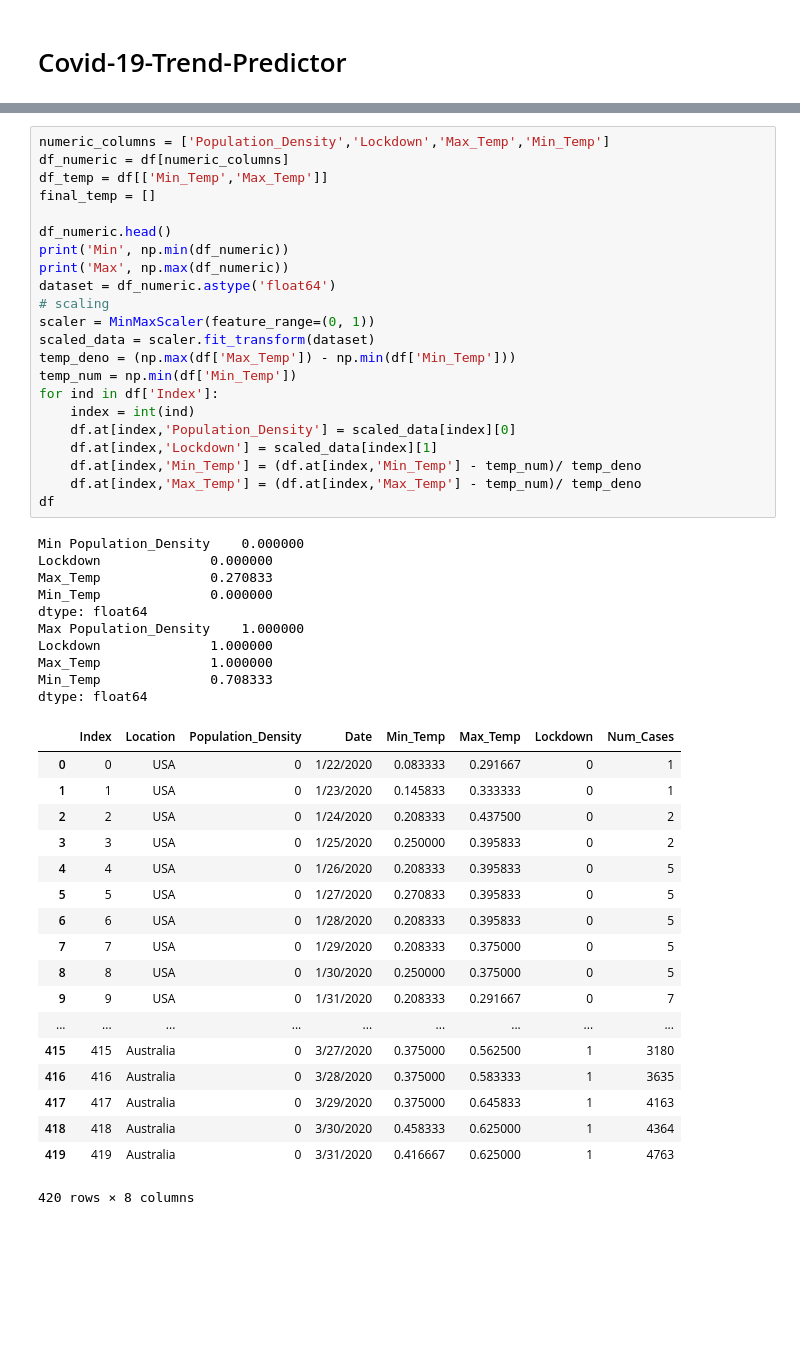
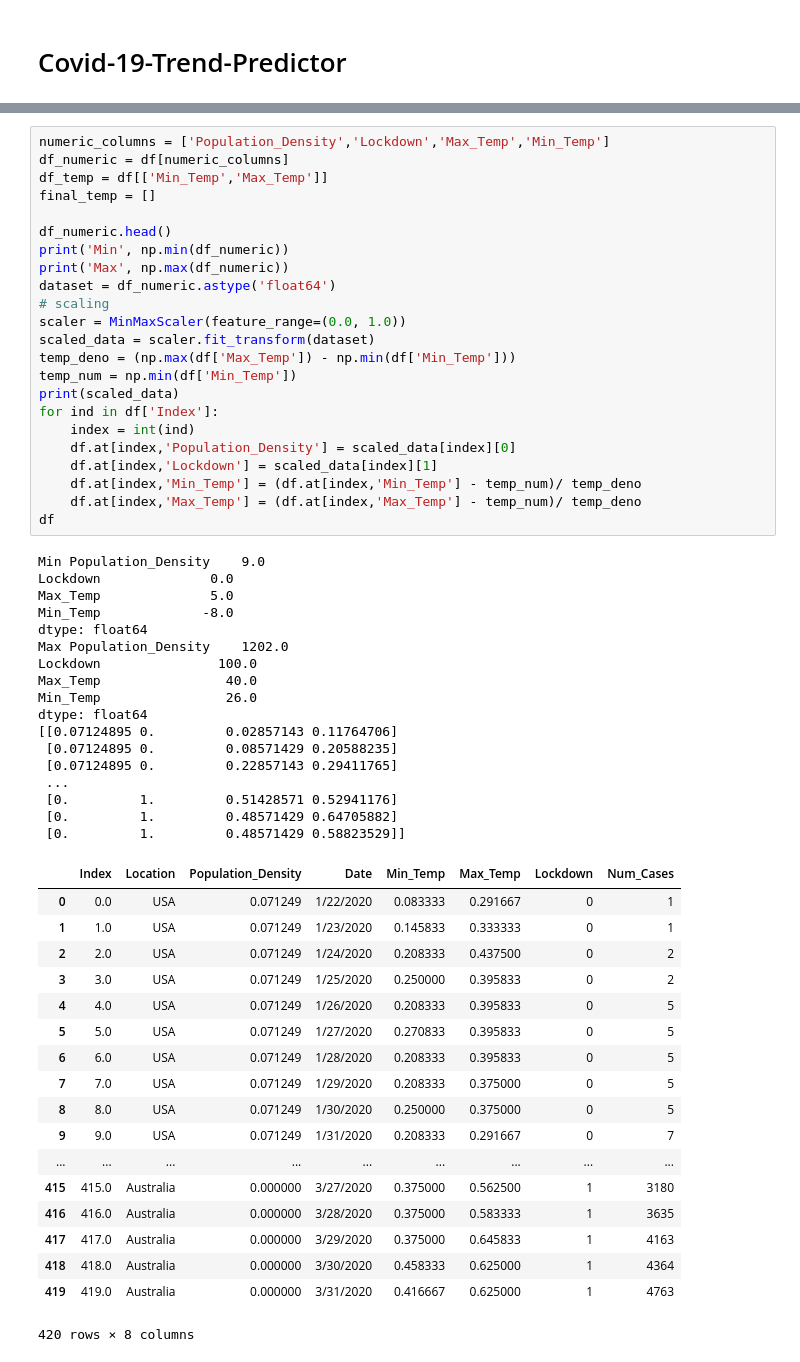
Before and after one commit to abdulsmapara/Covid-19-Trend-Predictor, a Jupyter notebook: src/covid-19-trend-predictor.ipynb, the cells around one changed output, grey strips where cells are left out. Saved outputs shown, nothing was run; the diff lists cells and outputs as text; blank space fills up the shorter version.

```diff
--- a/src/covid-19-trend-predictor.ipynb
+++ b/src/covid-19-trend-predictor.ipynb
@@ -46,51 +47,59 @@ df
 # %%
 numeric_columns = ['Population_Density','Lockdown','Max_Temp','Min_Temp']
 df_numeric = df[numeric_columns]
 df_temp = df[['Min_Temp','Max_Temp']]
 final_temp = []
 
 df_numeric.head()
 print('Min', np.min(df_numeric))
 print('Max', np.max(df_numeric))
 dataset = df_numeric.astype('float64')
 # scaling
-scaler = MinMaxScaler(feature_range=(0, 1))
+scaler = MinMaxScaler(feature_range=(0.0, 1.0))
 scaled_data = scaler.fit_transform(dataset)
 temp_deno = (np.max(df['Max_Temp']) - np.min(df['Min_Temp']))
 temp_num = np.min(df['Min_Temp'])
+print(scaled_data)
 for ind in df['Index']:
     index = int(ind)
     df.at[index,'Population_Density'] = scaled_data[index][0]
     df.at[index,'Lockdown'] = scaled_data[index][1]
     df.at[index,'Min_Temp'] = (df.at[index,'Min_Temp'] - temp_num)/ temp_deno
     df.at[index,'Max_Temp'] = (df.at[index,'Max_Temp'] - temp_num)/ temp_deno
 df
 # %% [output]
-Min Population_Density    0.000000
-Lockdown              0.000000
-Max_Temp              0.270833
-Min_Temp              0.000000
+Min Population_Density    9.0
+Lockdown              0.0
+Max_Temp              5.0
+Min_Temp             -8.0
 dtype: float64
-Max Population_Density    1.000000
-Lockdown              1.000000
-Max_Temp              1.000000
-Min_Temp              0.708333
+Max Population_Density    1202.0
+Lockdown               100.0
+Max_Temp                40.0
+Min_Temp                26.0
 dtype: float64
+[[0.07124895 0.         0.02857143 0.11764706]
+ [0.07124895 0.         0.08571429 0.20588235]
+ [0.07124895 0.         0.22857143 0.29411765]
+ ...
+ [0.         1.         0.51428571 0.52941176]
+ [0.         1.         0.48571429 0.64705882]
+ [0.         1.         0.48571429 0.58823529]]
 |  | Index | Location | Population_Density | Date | Min_Temp | Max_Temp | Lockdown | Num_Cases |
-| 0 | 0 | USA | 0 | 1/22/2020 | 0.083333 | 0.291667 | 0 | 1 |
-| 1 | 1 | USA | 0 | 1/23/2020 | 0.145833 | 0.333333 | 0 | 1 |
-| 2 | 2 | USA | 0 | 1/24/2020 | 0.208333 | 0.437500 | 0 | 2 |
-| 3 | 3 | USA | 0 | 1/25/2020 | 0.250000 | 0.395833 | 0 | 2 |
-| 4 | 4 | USA | 0 | 1/26/2020 | 0.208333 | 0.395833 | 0 | 5 |
-| 5 | 5 | USA | 0 | 1/27/2020 | 0.270833 | 0.395833 | 0 | 5 |
-| 6 | 6 | USA | 0 | 1/28/2020 | 0.208333 | 0.395833 | 0 | 5 |
-| 7 | 7 | USA | 0 | 1/29/2020 | 0.208333 | 0.375000 | 0 | 5 |
-| 8 | 8 | USA | 0 | 1/30/2020 | 0.250000 | 0.375000 | 0 | 5 |
-| 9 | 9 | USA | 0 | 1/31/2020 | 0.208333 | 0.291667 | 0 | 7 |
+| 0 | 0.0 | USA | 0.071249 | 1/22/2020 | 0.083333 | 0.291667 | 0 | 1 |
+| 1 | 1.0 | USA | 0.071249 | 1/23/2020 | 0.145833 | 0.333333 | 0 | 1 |
+| 2 | 2.0 | USA | 0.071249 | 1/24/2020 | 0.208333 | 0.437500 | 0 | 2 |
+| 3 | 3.0 | USA | 0.071249 | 1/25/2020 | 0.250000 | 0.395833 | 0 | 2 |
+| 4 | 4.0 | USA | 0.071249 | 1/26/2020 | 0.208333 | 0.395833 | 0 | 5 |
+| 5 | 5.0 | USA | 0.071249 | 1/27/2020 | 0.270833 | 0.395833 | 0 | 5 |
+| 6 | 6.0 | USA | 0.071249 | 1/28/2020 | 0.208333 | 0.395833 | 0 | 5 |
+| 7 | 7.0 | USA | 0.071249 | 1/29/2020 | 0.208333 | 0.375000 | 0 | 5 |
+| 8 | 8.0 | USA | 0.071249 | 1/30/2020 | 0.250000 | 0.375000 | 0 | 5 |
+| 9 | 9.0 | USA | 0.071249 | 1/31/2020 | 0.208333 | 0.291667 | 0 | 7 |
 | ... | ... | ... | ... | ... | ... | ... | ... | ... |
-| 415 | 415 | Australia | 0 | 3/27/2020 | 0.375000 | 0.562500 | 1 | 3180 |
-| 416 | 416 | Australia | 0 | 3/28/2020 | 0.375000 | 0.583333 | 1 | 3635 |
-| 417 | 417 | Australia | 0 | 3/29/2020 | 0.375000 | 0.645833 | 1 | 4163 |
-| 418 | 418 | Australia | 0 | 3/30/2020 | 0.458333 | 0.625000 | 1 | 4364 |
-| 419 | 419 | Australia | 0 | 3/31/2020 | 0.416667 | 0.625000 | 1 | 4763 |
+| 415 | 415.0 | Australia | 0.000000 | 3/27/2020 | 0.375000 | 0.562500 | 1 | 3180 |
+| 416 | 416.0 | Australia | 0.000000 | 3/28/2020 | 0.375000 | 0.583333 | 1 | 3635 |
+| 417 | 417.0 | Australia | 0.000000 | 3/29/2020 | 0.375000 | 0.645833 | 1 | 4163 |
+| 418 | 418.0 | Australia | 0.000000 | 3/30/2020 | 0.458333 | 0.625000 | 1 | 4364 |
+| 419 | 419.0 | Australia | 0.000000 | 3/31/2020 | 0.416667 | 0.625000 | 1 | 4763 |
 420 rows × 8 columns
```
Also changed, not shown: parts of 4 cells of this notebook.
